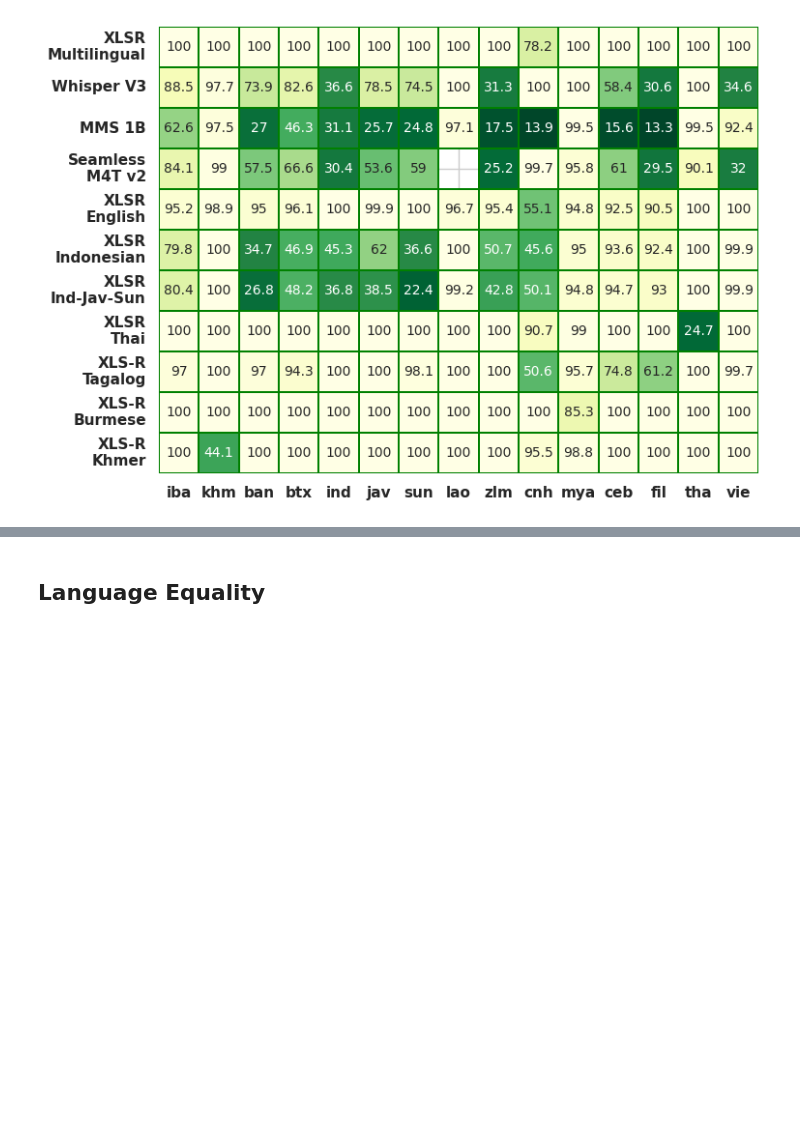
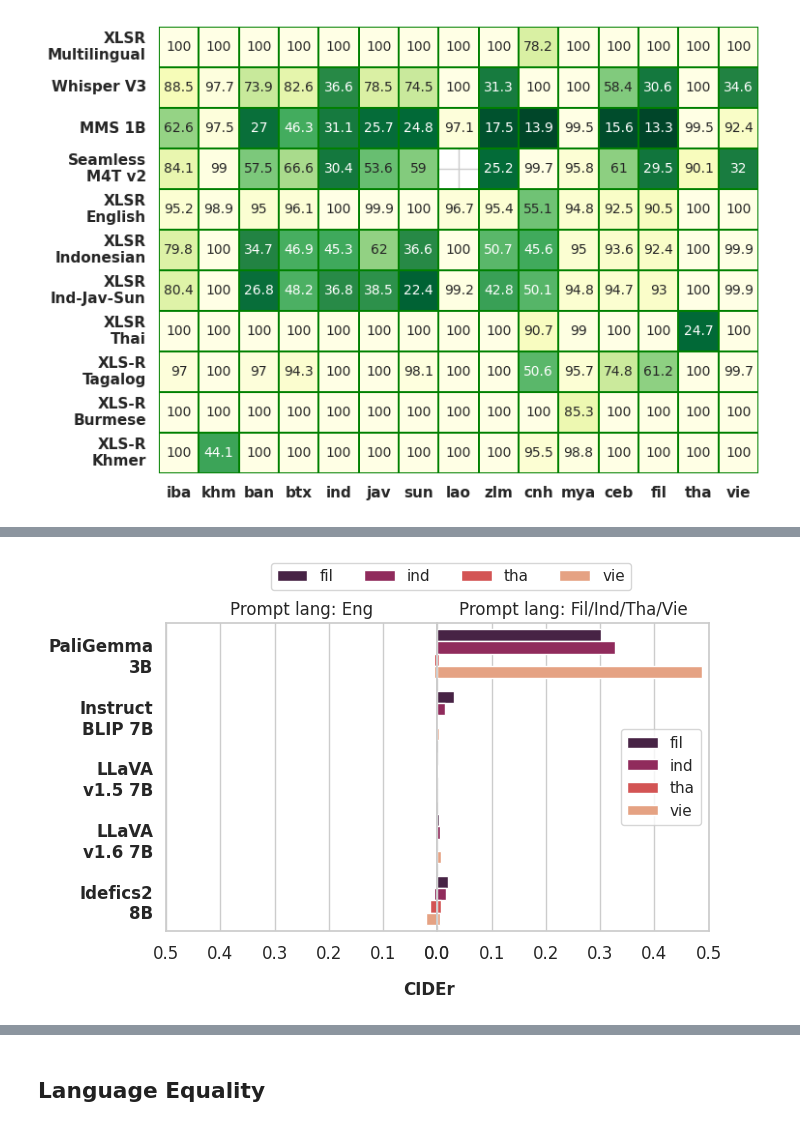
Before and after one commit to SEACrowd/seacrowd-experiments, a Jupyter notebook: notebooks/viz_metrics.ipynb, the cells around one changed output, grey strips where cells are left out. Cells and saved outputs as stored; diff of their text form; code cells hidden in the pictures; blank space fills up the shorter version.

Commit message:
Add more visualizations

```diff
--- a/notebooks/viz_metrics.ipynb
+++ b/notebooks/viz_metrics.ipynb
@@ -1166,0 +1192,17 @@ plt.savefig('../figures/speech/asr_results.pdf', bbox_inches='tight')
+# %%
+dfs = []
+for path in glob.glob('../evaluation/metrics_vl/*.csv'):
+    model = path[:-4].split('_')[-1]
+    lang = path.split('results')[1].split('_')[1]
+    df = pd.read_csv(path).set_index('index')
+    df['CIDEr'] = df['CIDEr'].astype(float)
+    df['meteor'] = df['meteor'].astype(float)
+    df['model'] = model
+    df['prompt_lang'] = lang
+    # if lang == 'eng':
+    #     df['CIDEr'] = -1 * df['CIDEr']
+    #     df['meteor'] = -1 * df['meteor']
+    dfs.append(df)
+    print(path)
+df = pd.concat(dfs)
+df = pd.merge(df, subset_lang_task_df, on="dataset")
@@ -1166,0 +1250,56 @@ plt.savefig('../figures/speech/asr_results.pdf', bbox_inches='tight')
+# %%
+sns.set(font_scale=1)
+sns.set_style('whitegrid')
+
+pdf = df.groupby(['prompt_lang', 'model', 'lang'])[['CIDEr', 'meteor']].mean(['CIDEr', 'meteor']).reset_index()
+pdf['model_name'] = pdf['model'].apply(lambda x: model_to_display_name[x])
+pdf['model_id'] = pdf['model'].apply(lambda x: model_to_index[x])
+pdf = pdf.sort_values(['model_id'])
+
+fig, axes = plt.subplots(
+    1, 2, figsize=(7, 4),
+    sharey=True,
+    # sharex=True,
+)
+
+sns.barplot(
+    ax=axes[0],
+    data=pdf[pdf['prompt_lang'] == 'eng'], x="CIDEr", y="model_name", legend=None,
+    hue="lang", palette='rocket',
+)
+
+sns.barplot(
+    ax=axes[1],
+    data=pdf[pdf['prompt_lang'] == 'local'], x="CIDEr", y="model_name",
+    hue="lang", palette='rocket',
+)
+
+axes[0].tick_params(axis='y', rotation=0)
+axes[0].set_ylabel("")
+axes[0].set_xlabel("")
+# axes[0].set(xscale='log')
+axes[0].invert_xaxis()
+axes[0].title.set_text('Prompt lang: Eng')
+axes[0].set(xlim=(0.5, 0))
+axes[0].tick_params(axis='both', which='major', labelsize=12)
+for tick in axes[0].get_yticklabels():
+    tick.set_fontweight('bold')
+    tick.set_fontsize(12)
+
+axes[1].set_ylabel("")
+axes[1].set_xlabel("")
+# axes[1].set(xscale='log')
+axes[1].title.set_text('Prompt lang: Fil/Ind/Tha/Vie')
+axes[1].legend(loc='center right')
+axes[1].set(xlim=(0, 0.5))
+axes[1].tick_params(axis='both', which='major', labelsize=12)
+
+fig.text(0.5, -0.05, 'CIDEr', ha='center', font={'weight': 'bold'})
+fig.subplots_adjust(left=None, bottom=None, right=None, top=None, wspace=0, hspace=0)
+fig.legend(ncol=4, bbox_to_anchor=(0.8, 1.05))
+
+fig.savefig('../figures/vl/cider_image_captioning.pdf', bbox_inches='tight')
+
+plt.show()
+# %% [output]
+[figure, added]
```
Also changed, not shown: parts of 12 cells of this notebook, 19 other files.
